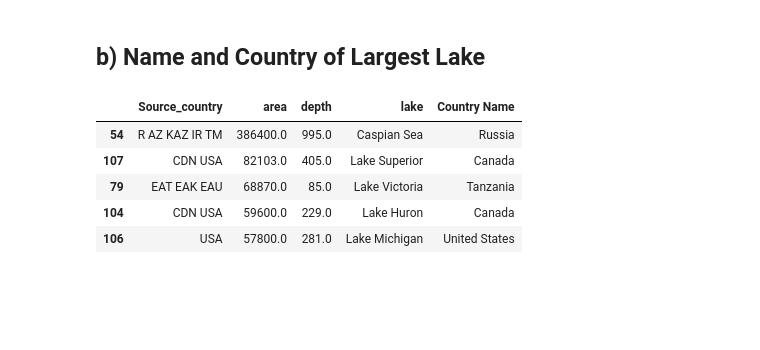
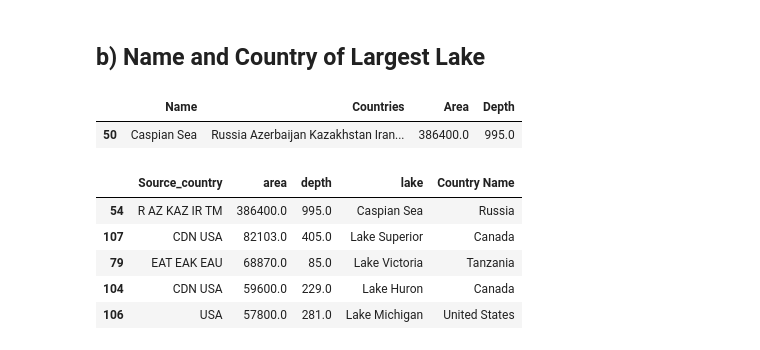
Before and after one commit to Gilo243/Springboard_DataScienceIntensive, a Jupyter notebook: data_wrangling_xml/sliderule_dsi_xml_exercise.ipynb, the cells around one changed output. Cells and saved outputs as stored; diff of their text form; code cells hidden in the pictures; blank space fills up the shorter version.

```diff
--- a/data_wrangling_xml/sliderule_dsi_xml_exercise.ipynb
+++ b/data_wrangling_xml/sliderule_dsi_xml_exercise.ipynb
@@ -156,3 +275,5 @@ Name: raw_ethnic, dtype: float64
 # Question 4 - name and country of a) longest river, b) largest lake and c) airport at highest elevation
 # %% [markdown]
 ## a) Name and Country of longest river
+# %%
+country_map = {country.get('car_code'): country.find('name').text for country in root.iter('country')}
@@ -186,3 +318,16 @@ rivers.sort_values(by = "length", ascending= False).head()
+# %%
+def func(m):
+    return country_map[m.group(1)]
+# %%
+lakes = [(lake.find('name').text,lake.get('country'), float(lake.find('area').text), float(lake.find('depth').text))
+ for lake in root.iter('lake') if lake.find('area') is not None and lake.find('depth') is not None]
+lake_df = pd.DataFrame(lakes, columns = ['Name', 'Countries', 'Area', 'Depth']).sort_values('Area', ascending = False)
+temp = lake_df.Countries
+lake_df.Countries = temp.apply(lambda x: re.sub('(\w+)',func, x))
+lake_df[:1]
+# %% [output]
+|  | Name | Countries | Area | Depth |
+| 50 | Caspian Sea | Russia Azerbaijan Kazakhstan Iran... | 386400.0 | 995.0 |
 # %%
 lakes = []
 for element in root.iter("lake"):
```
Also changed, not shown: parts of 14 cells of this notebook.
